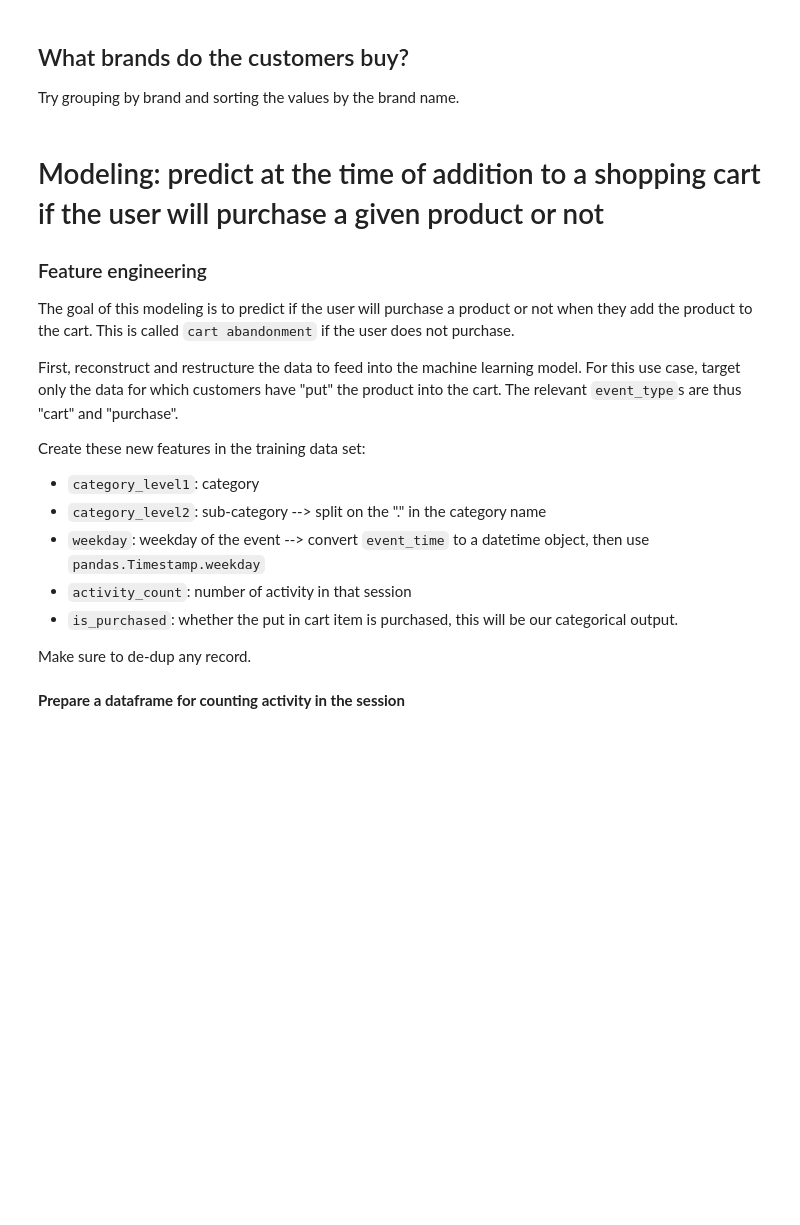
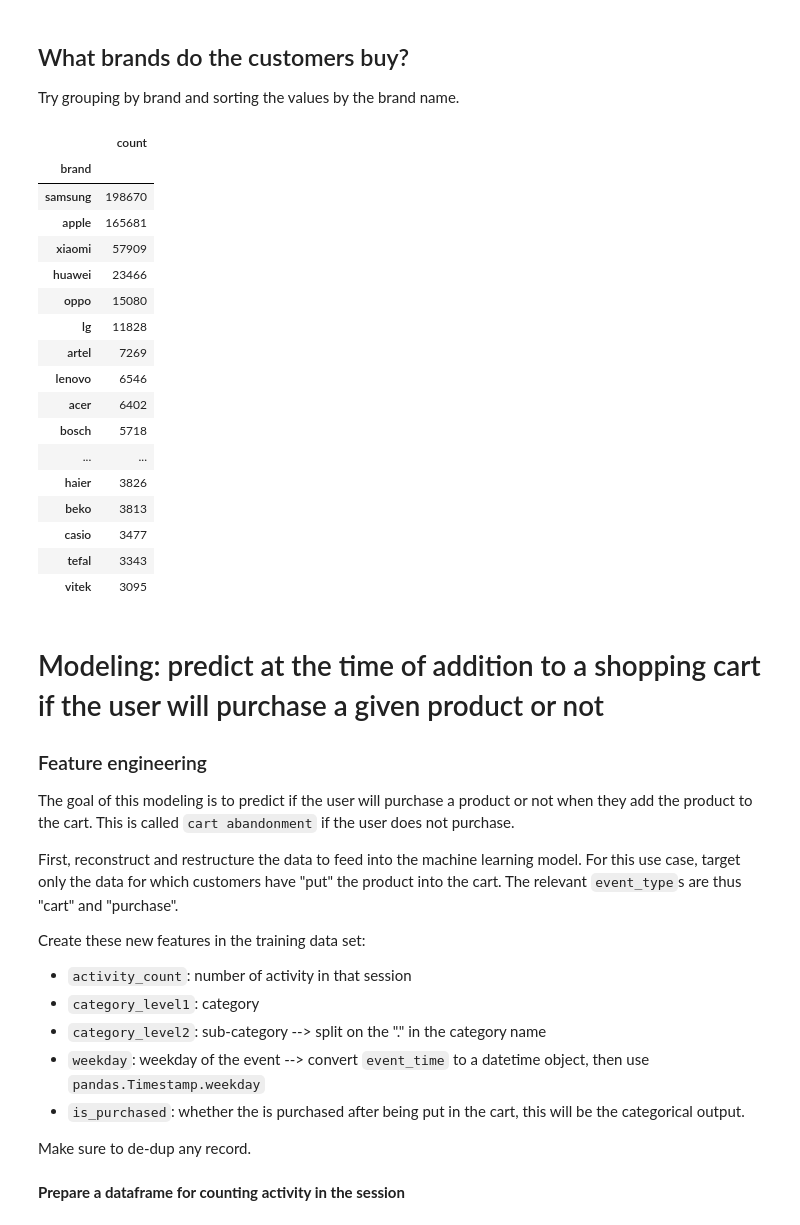
Before and after one commit to learn-co-curriculum/dsc-xgboost-deloitte-lab, a Jupyter notebook: index.ipynb, the cells around one changed output. Drawn from its saved outputs; the diff is of its cells as text; code cells hidden in the pictures; blank space fills up the shorter version.

```diff
--- a/index.ipynb
+++ b/index.ipynb
@@ -76,4 +158,33 @@ Try using `'event_type' == 'purchase'` and drop empty rows to assess which categ
 Try grouping by brand and sorting the values by the brand name.
 # %%
 # your code
+# %%
+# __SOLUTION__
+# your code
+
+top_sellers = (
+    purchase.groupby("brand")["brand"]
+    .agg(["count"])
+    .sort_values("count", ascending=False)
+)
+top_sellers.head(20)
+# %% [output]
+|  | count |
+| brand |  |
+| samsung | 198670 |
+| apple | 165681 |
+| xiaomi | 57909 |
+| huawei | 23466 |
+| oppo | 15080 |
+| lg | 11828 |
+| artel | 7269 |
+| lenovo | 6546 |
+| acer | 6402 |
+| bosch | 5718 |
+| ... | ... |
+| haier | 3826 |
+| beko | 3813 |
+| casio | 3477 |
+| tefal | 3343 |
+| vitek | 3095 |
 # %%
@@ -88,11 +199,11 @@ The goal of this modeling is to predict if the user will purchase a product or n
 First, reconstruct and restructure the data to feed into the machine learning model. For this use case, target only the data for which customers have "put" the product into the cart. The relevant `event_type`s are thus "cart" and "purchase".
 
 Create these new features in the training data set:
+- `activity_count`: number of activity in that session
 - `category_level1`: category
 - `category_level2`: sub-category --> split on the "." in the category name
 - `weekday`: weekday of the event --> convert `event_time` to a datetime object, then use `pandas.Timestamp.weekday`
-- `activity_count`: number of activity in that session
-- `is_purchased`: whether the put in cart item is purchased, this will be our categorical output.
+- `is_purchased`: whether the is purchased after being put in the cart, this will be the categorical output.
 
 Make sure to de-dup any record.
 # %% [markdown]
```
Also changed, not shown: parts of 75 cells of this notebook.
